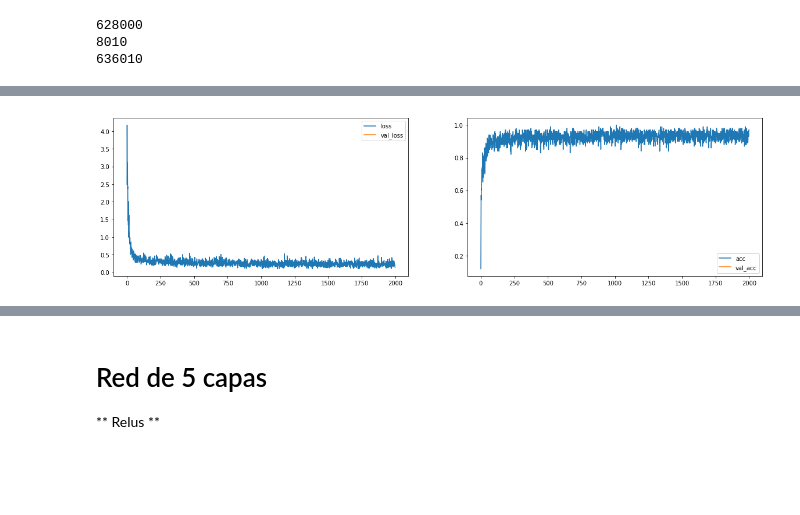
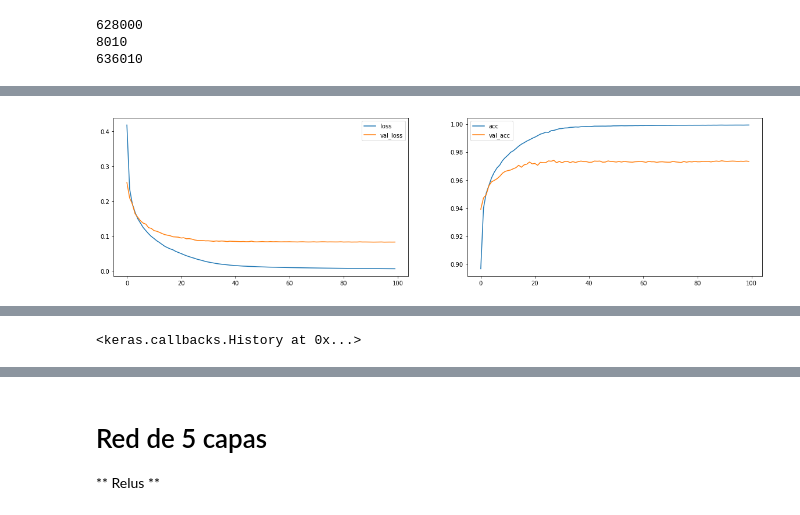
Before and after one commit to gebasilio/MNIST-MLP-CNN, a Jupyter notebook: MNIST.ipynb, the cells around one changed output, grey strips where cells are left out. Cells and saved outputs as stored; diff of their text form; code cells hidden in the pictures; blank space fills up the shorter version.

Commit message:
trained MLP 2 layers

```diff
--- a/MNIST.ipynb
+++ b/MNIST.ipynb
@@ -130,0 +165,11 @@ Función de activación
+# %%
+plot_losses = PlotLosses(plot_interval=1, evaluate_interval=20, x_val=x_val, y_val_categorical=y_val_categorical)
+
+model_single_layer = single_layer(lr=0.00001) #lr=0.01, 0.001, 0.00001, 0.000001, 0.00000001
+model_single_layer.fit(x_train,
+                       y_train_categorical,
+                       epochs=10, batch_size=100,
+                       verbose=1,
+                       validation_data = (x_val, y_val_categorical),
+                       callbacks=[plot_losses],
+                      )
@@ -135,12 +181,0 @@ import tensorflow as tf
-# %%
-adam = optimizers.Adam(lr=0.000001)
-
-model.compile(loss = 'categorical_crossentropy', optimizer=adam, metrics=['accuracy'])
-# %%
-model.fit(x_train,
-          y_train_categorical ,
-          epochs=100, batch_size=1000,
-          verbose=1,
-          validation_data=(x_test, y_test_categorical),
-          callbacks=[plot_losses],
-         )
@@ -169,12 +198,18 @@ KeyboardInterrupt:
 # %% [markdown]
 Que pasa con kernel_initializar = zeros?
 # %%
-output_size = 10
-model = Sequential()
-model.add(Flatten(input_shape=x_train.shape[1:]))
-model.add(Dense(800, activation='sigmoid', kernel_initializer='zeros', name='middle'))
-model.add(Dense(output_size, activation='softmax', kernel_initializer='normal', name='Salida'))
-model.summary()
+def two_layer_model(lr=0.000001, decay=0):
+    output_size = 10
+    model = Sequential()
+    model.add(Flatten(input_shape=x_train.shape[1:]))
+    model.add(Dense(800, activation='sigmoid', kernel_initializer='zeros', name='middle'))
+    model.add(Dense(output_size, activation='softmax', kernel_initializer='normal', name='Salida'))
+
+    SGD = optimizers.SGD(lr=lr)
+    model.compile(loss = 'categorical_crossentropy', optimizer=SGD, metrics=['accuracy'])
+    return model
+model_two_layers = two_layer_model()
+model_two_layers.summary()
 # %% [output]
 _________________________________________________________________
 Layer (type)                 Output Shape              Param #
@@ -205,10 +246,12 @@ model.compile(loss = 'categorical_crossentropy', optimizer=adam, metrics=['accur
 # %%
-model.fit(x_train,
+plot_losses = PlotLosses(plot_interval=1, evaluate_interval=None, x_val=x_val, y_val_categorical=y_val_categorical)
+model_two_layers = two_layer_model(lr=0.01) # lr=0.000001,
+model_two_layers.fit(x_train,
           y_train_categorical ,
           epochs=100, batch_size=100,
           #verbose=1,
           validation_data=(x_test, y_test_categorical),
           callbacks=[plot_losses],
          )
 # %% [output]
-[figure, old version]
+[figure, new version]
@@ -215,0 +259 @@ KeyboardInterrupt:
+<keras.callbacks.History at 0x...>
```
Also changed, not shown: parts of 30 cells of this notebook, 1 other file.
